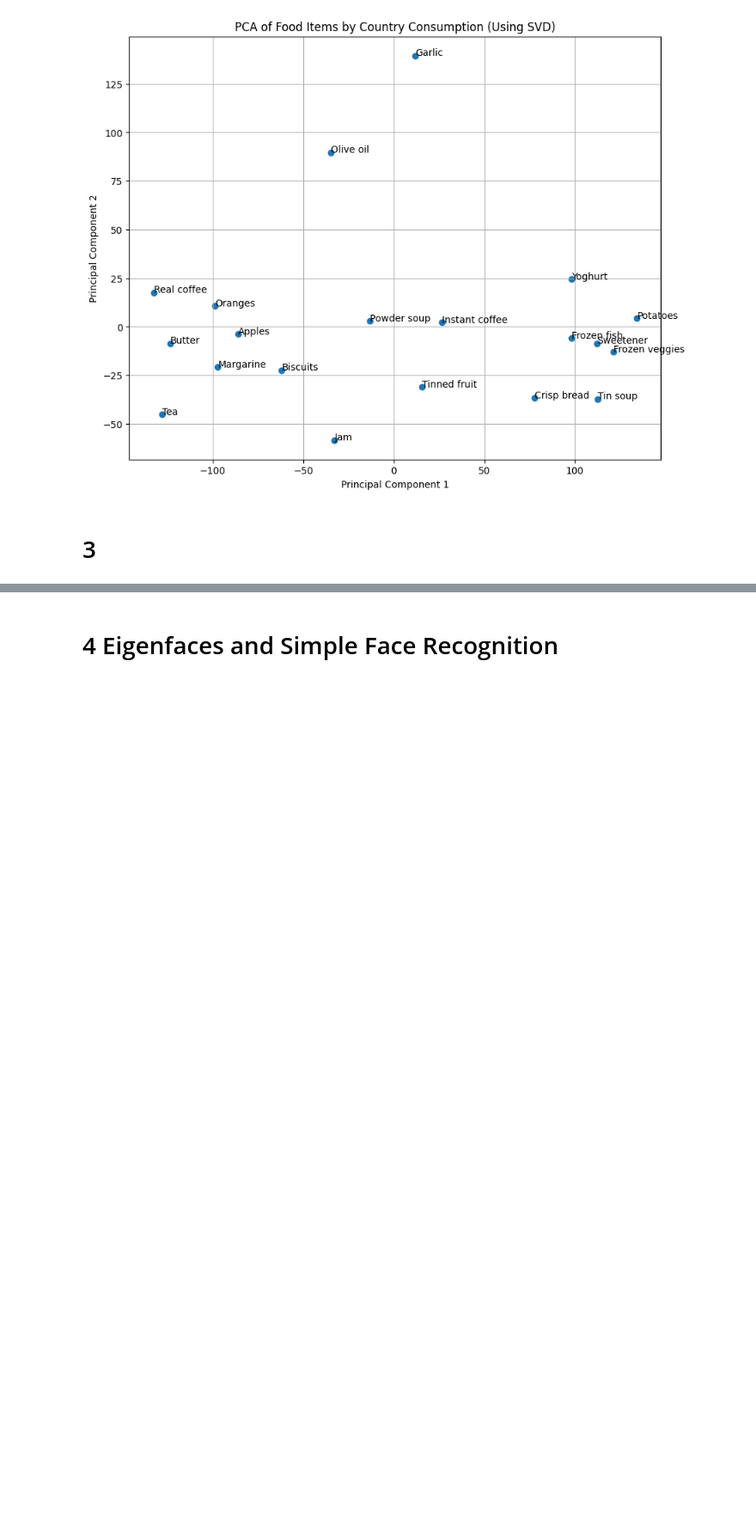
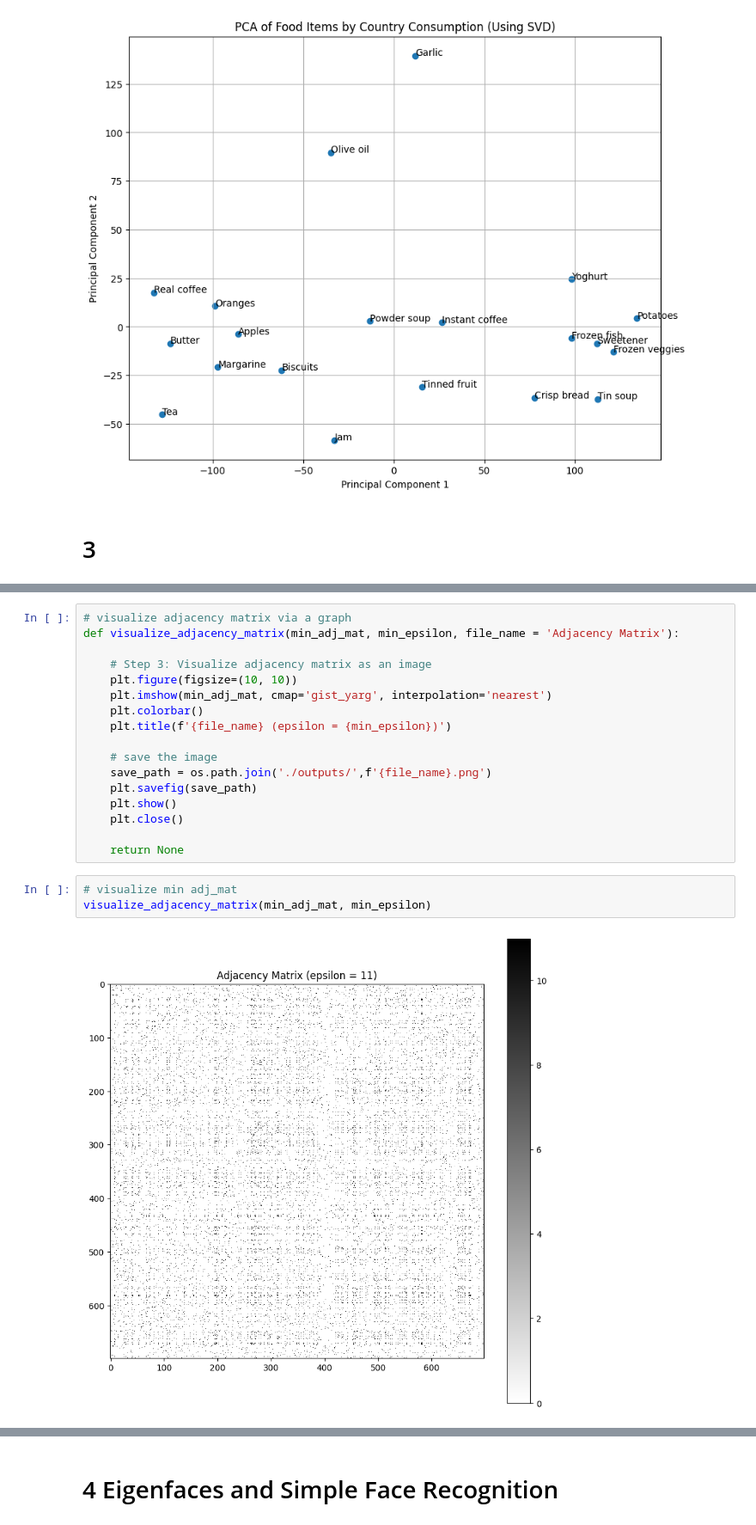
Before and after one commit to Mohammedks713/CDA, a Jupyter notebook: HW2_ISYE_6740/msiddiqui60_HW2.ipynb, the cells around one changed output, grey strips where cells are left out. Shown at 86% size. Drawn from its saved outputs; the diff is of its cells as text; blank space fills up the shorter version.

```diff
--- a/HW2_ISYE_6740/msiddiqui60_HW2.ipynb
+++ b/HW2_ISYE_6740/msiddiqui60_HW2.ipynb
@@ -154,0 +291,22 @@ plt.show()
+# %%
+# visualize adjacency matrix via a graph
+def visualize_adjacency_matrix(min_adj_mat, min_epsilon, file_name = 'Adjacency Matrix'):
+
+    # Step 3: Visualize adjacency matrix as an image
+    plt.figure(figsize=(10, 10))
+    plt.imshow(min_adj_mat, cmap='gist_yarg', interpolation='nearest')
+    plt.colorbar()
+    plt.title(f'{file_name} (epsilon = {min_epsilon})')
+
+    # save the image
+    save_path = os.path.join('./outputs/',f'{file_name}.png')
+    plt.savefig(save_path)
+    plt.show()
+    plt.close()
+
+    return None
+# %%
+# visualize min adj_mat
+visualize_adjacency_matrix(min_adj_mat, min_epsilon)
+# %% [output]
+[figure, added]
```
Also changed, not shown: parts of 34 cells of this notebook, 10 other files.
